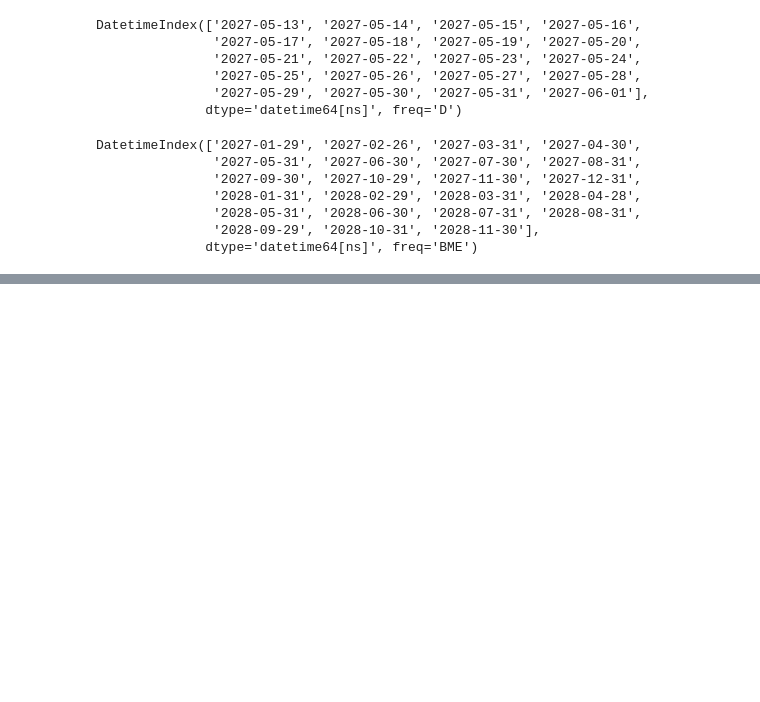
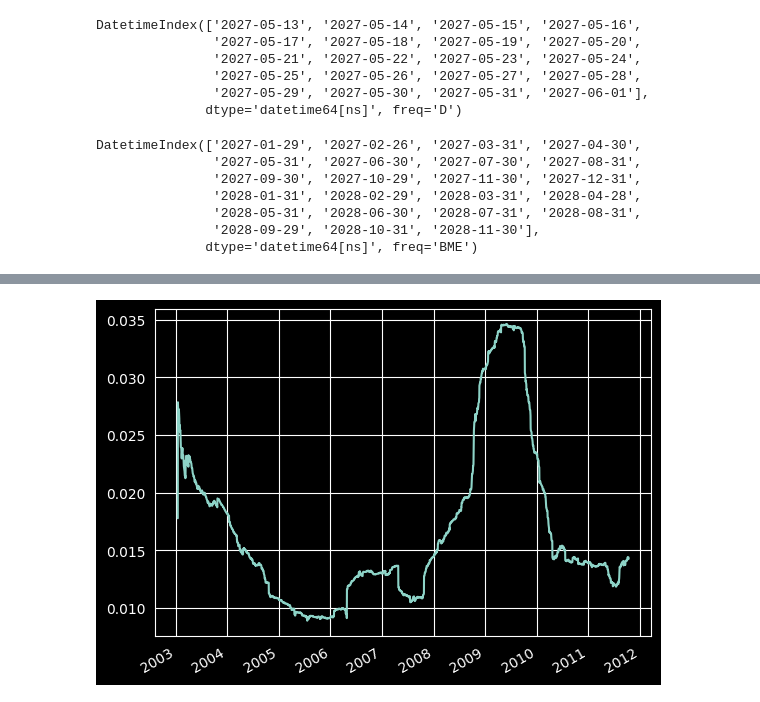
Before and after one commit to mzarnecki/time-series-analysis, a Jupyter notebook: notebook/time_series_analyze_with_pandas.ipynb, the cells around one changed output, grey strips where cells are left out. Drawn from its saved outputs; the diff is of its cells as text; code cells hidden in the pictures; blank space fills up the shorter version.

```diff
--- a/notebook/time_series_analyze_with_pandas.ipynb
+++ b/notebook/time_series_analyze_with_pandas.ipynb
@@ -946,0 +286,6 @@ pd.options.display.max_rows = PREVIOUS_MAX_ROWS
+# %%
+std250 = close_px.pct_change().rolling(250, min_periods=10).std()
+#250-dniowe odchylenie standardowe dziennego zwrotu"
+std250.plot()
+# %% [output]
+[figure, added]
```
Also changed, not shown: parts of 102 cells of this notebook, 2 other files.
